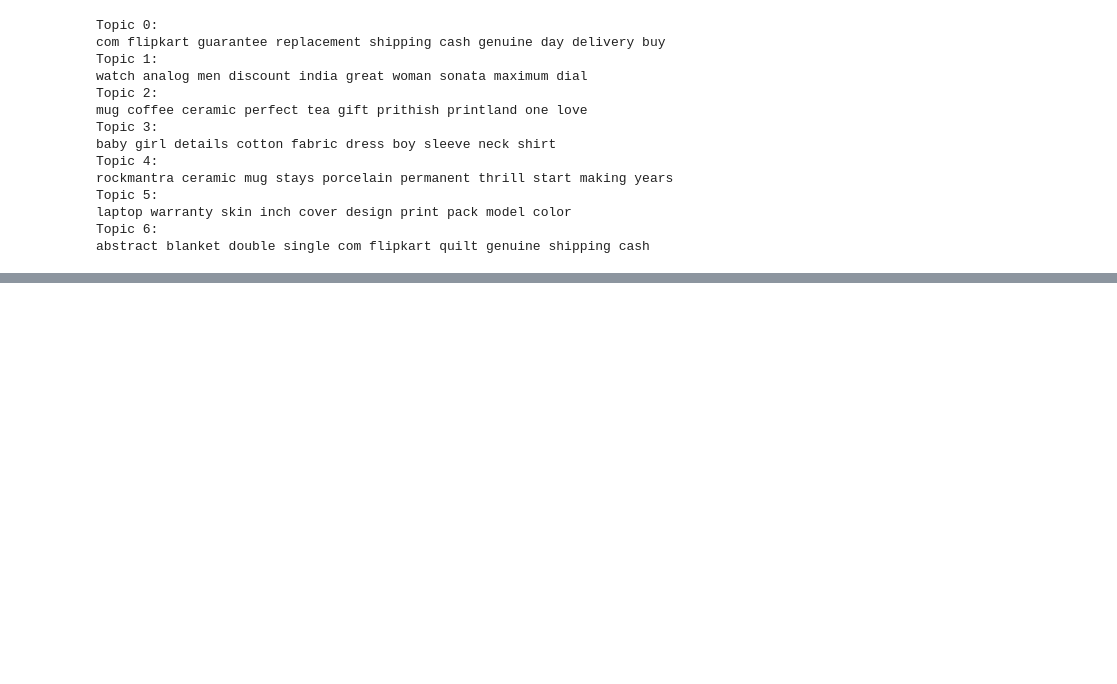
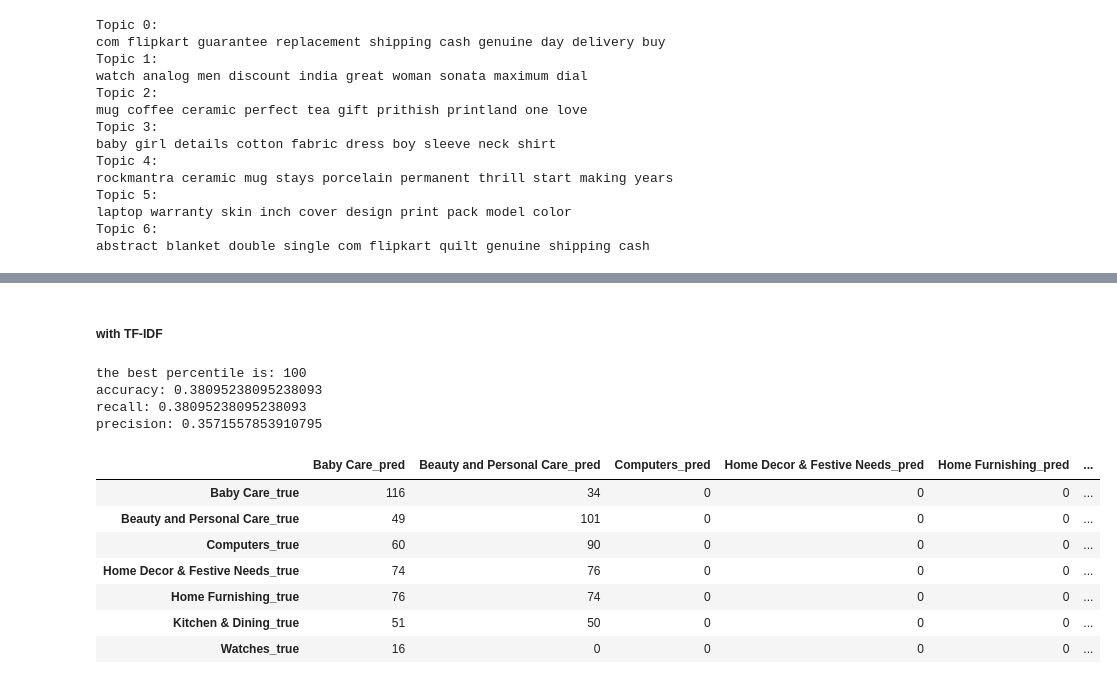
Before and after one commit to Pierre-Eloi/OC_DS_Project6, a Jupyter notebook: automatic_classification.ipynb, the cells around one changed output, grey strips where cells are left out. Saved outputs shown, nothing was run; the diff lists cells and outputs as text; code cells hidden in the pictures; blank space fills up the shorter version.

```diff
--- a/automatic_classification.ipynb
+++ b/automatic_classification.ipynb
@@ -538,0 +632,27 @@ abstract blanket double single com flipkart quilt genuine shipping cash
+# %% [markdown]
+##### with TF-IDF
+# %%
+# Scale data
+X_tfidf_scaled = scaler.fit_transform(X_tfidf)
+# Train the K-Means
+labels_km_tfidf = kmeans.fit(X_tfidf_scaled).labels_
+# Assign each cluster with a category
+percentile = best_percentile(X_tfidf_scaled, kmeans)
+print("the best percentile is: {:.0f}".format(percentile))
+mask = mask_closest(X_tfidf_scaled, kmeans, percentile)
+dic_km_tfidf = assign_cluster(kmeans.labels_, mask)
+# Get the confusion matrix
+confusion_matrix_tuned(dic_km_tfidf, labels_km_tfidf)
+# %% [output]
+the best percentile is: 100
+accuracy: 0.38095238095238093
+recall: 0.38095238095238093
+precision: 0.3571557853910795
+|  | Baby Care_pred | Beauty and Personal Care_pred | Computers_pred | Home Decor & Festive Needs_pred | Home Furnishing_pred | ... |
+| Baby Care_true | 116 | 34 | 0 | 0 | 0 | ... |
+| Beauty and Personal Care_true | 49 | 101 | 0 | 0 | 0 | ... |
+| Computers_true | 60 | 90 | 0 | 0 | 0 | ... |
+| Home Decor & Festive Needs_true | 74 | 76 | 0 | 0 | 0 | ... |
+| Home Furnishing_true | 76 | 74 | 0 | 0 | 0 | ... |
+| Kitchen & Dining_true | 51 | 50 | 0 | 0 | 0 | ... |
+| Watches_true | 16 | 0 | 0 | 0 | 0 | ... |
```
Also changed, not shown: parts of 42 cells of this notebook.
